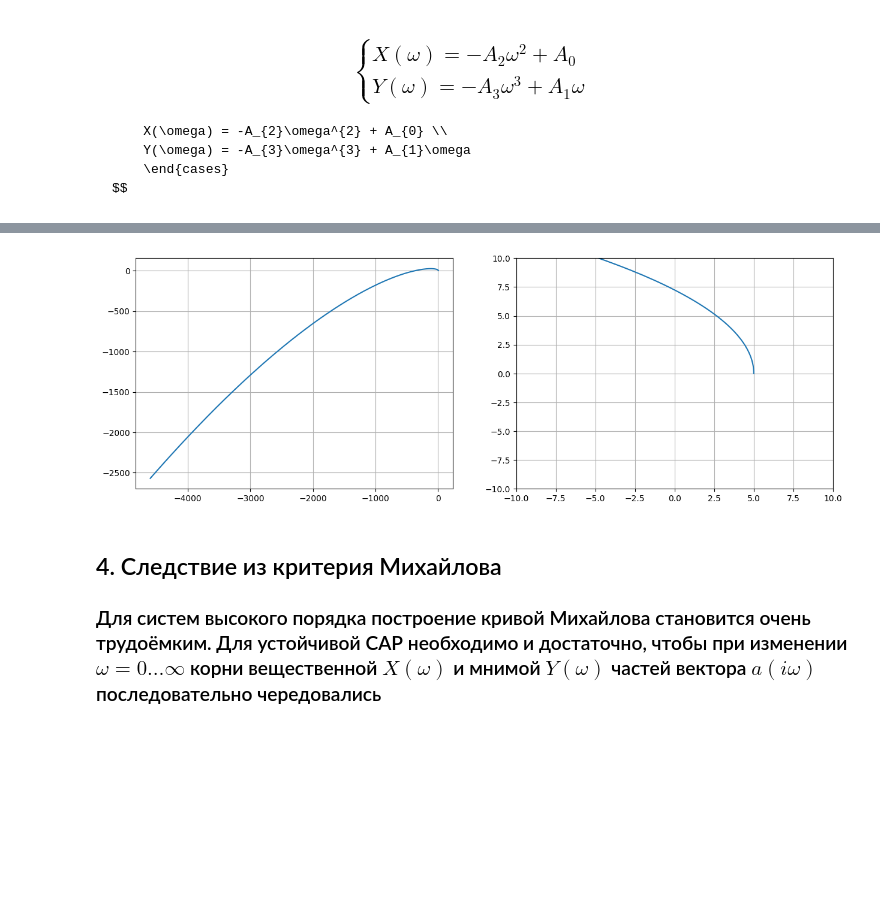
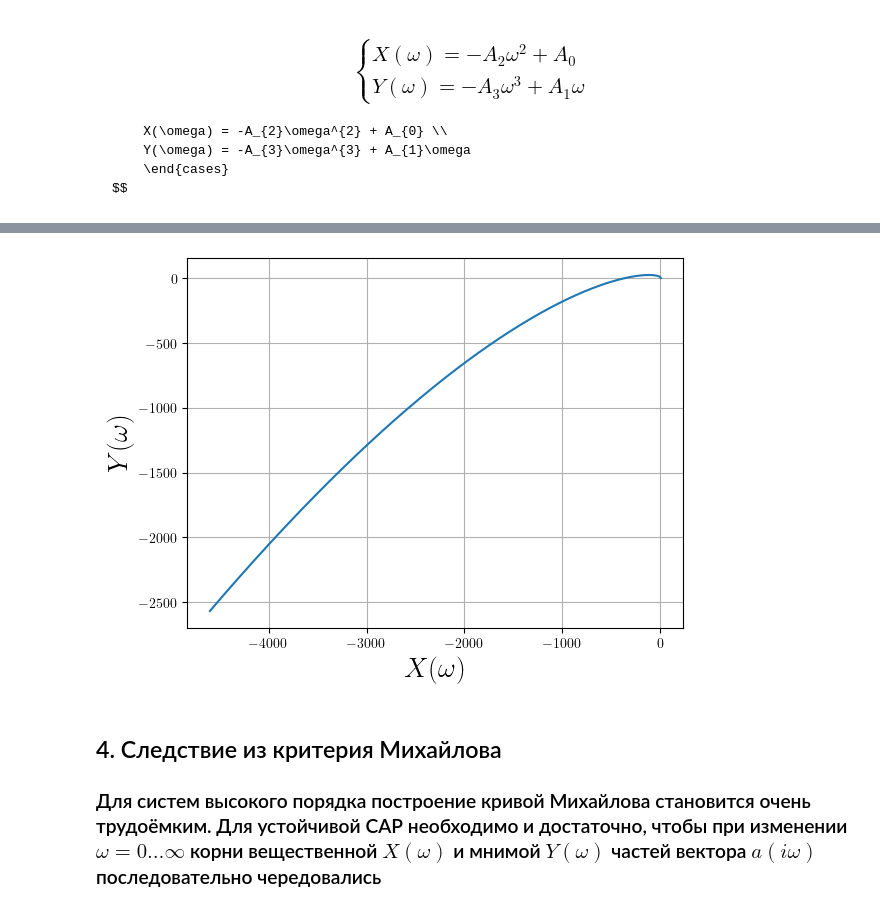
Before and after one commit to Alsius23/Assessment-of-sustainability, a Jupyter notebook: src/research.ipynb, the cells around one changed output, grey strips where cells are left out. Cells and saved outputs as stored; diff of their text form; code cells hidden in the pictures; blank space fills up the shorter version.

```diff
--- a/src/research.ipynb
+++ b/src/research.ipynb
@@ -4,4 +4,6 @@
 import numpy as np
 import matplotlib.pyplot as plt
 
+plt.figure(dpi=200)
+plt.rcParams['text.usetex'] = True
 np.set_printoptions(suppress=True, precision=3)
@@ -213,18 +259,11 @@ Y = -A3*omega**3 + A1 * omega
 # %%
-fig, ax = plt.subplots(1, 2)
-fig.set_size_inches(15, 5)
-plt.xlim(-10, 10)
-plt.ylim(-10, 10)
-ax[0].plot(X, Y)
-ax[1].plot(X, Y)
-
-ax[0].grid()
-ax[1].grid()
-
-
-fig.savefig('images/chapter3.png')
+plt.plot(X, Y)
+plt.grid()
+plt.xlabel(r'$X(\omega)$', fontsize=20)
+plt.ylabel(r'$Y(\omega)$', fontsize=20)
+plt.savefig('images/chapter32.png')
 # %% [output]
-[figure, old version]
+[figure, new version]
 # %% [markdown]
 ## 4. Следствие из критерия Михайлова
 ### Для систем высокого порядка построение кривой Михайлова становится очень трудоёмким. Для устойчивой САР необходимо и достаточно, чтобы при изменении $ \omega = 0\dots\infty $ корни вещественной $ X(\omega) $ и мнимой $ Y(\omega) $ частей вектора $ a(i\omega) $ последовательно чередовались
```
Also changed, not shown: parts of 11 cells of this notebook, 1 other file.
